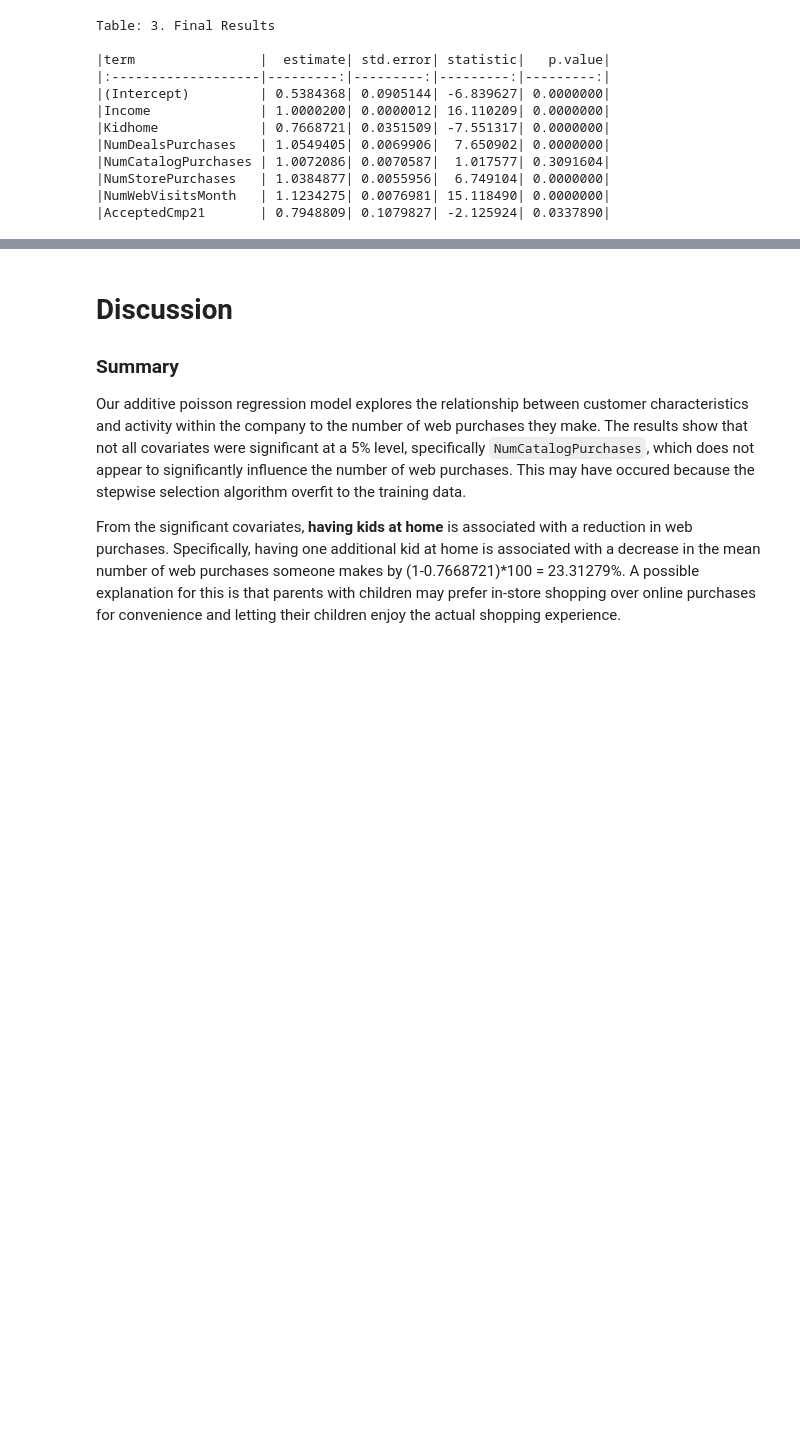
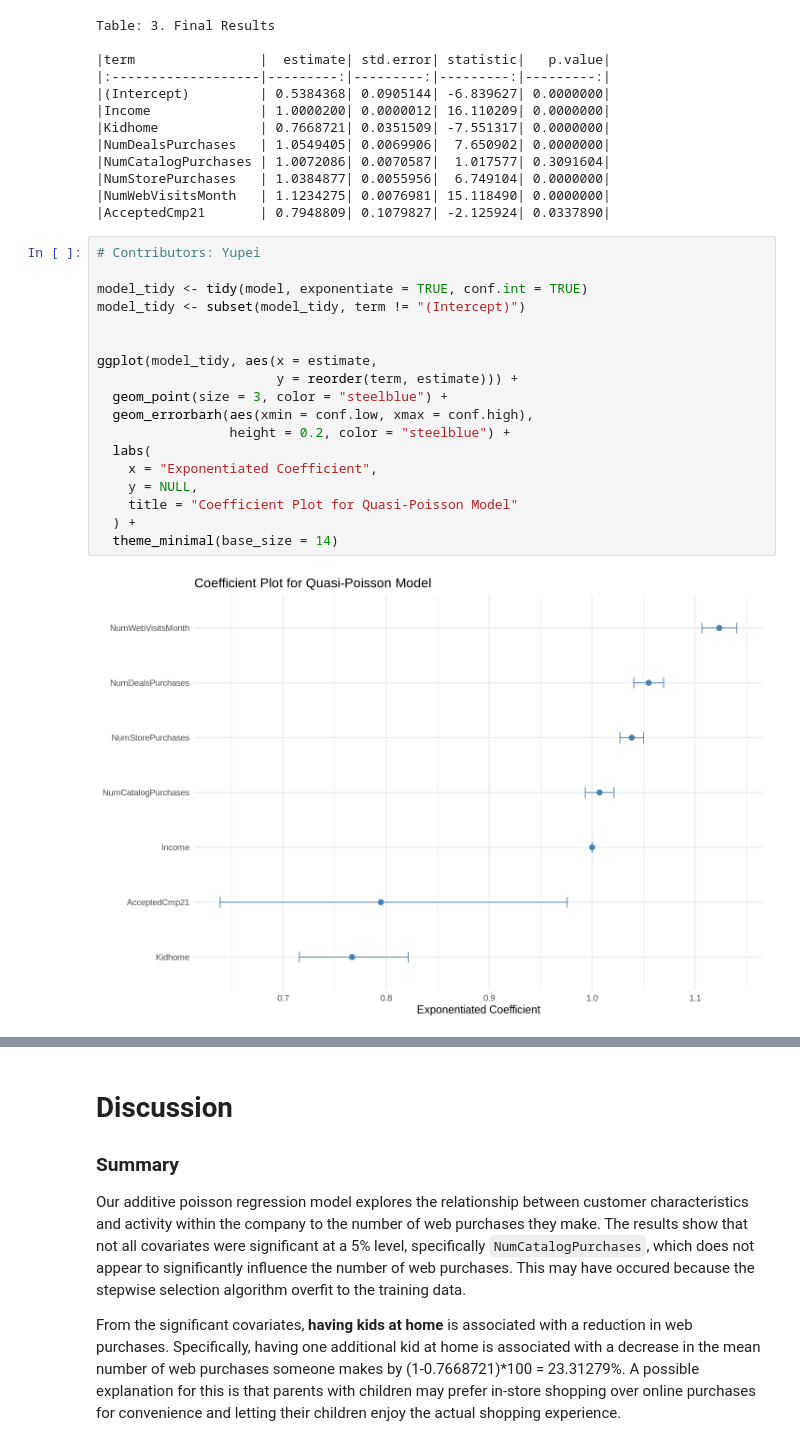
Before and after one commit to andyh031/stat301-project, a Jupyter notebook: project.ipynb, the cells around one changed output, grey strips where cells are left out. Drawn from its saved outputs; the diff is of its cells as text; blank space fills up the shorter version.

Commit message:
add a coefficient plot

```diff
--- a/project.ipynb
+++ b/project.ipynb
@@ -440,3 +440,23 @@ Table: 3. Final Results
 |NumStorePurchases   | 1.0384877| 0.0055956|  6.749104| 0.0000000|
 |NumWebVisitsMonth   | 1.1234275| 0.0076981| 15.118490| 0.0000000|
 |AcceptedCmp21       | 0.7948809| 0.1079827| -2.125924| 0.0337890|
+# %%
+# Contributors: Yupei
+
+model_tidy <- tidy(model, exponentiate = TRUE, conf.int = TRUE)
+model_tidy <- subset(model_tidy, term != "(Intercept)")
+
+
+ggplot(model_tidy, aes(x = estimate,
+                       y = reorder(term, estimate))) +
+  geom_point(size = 3, color = "steelblue") +
+  geom_errorbarh(aes(xmin = conf.low, xmax = conf.high),
+                 height = 0.2, color = "steelblue") +
+  labs(
+    x = "Exponentiated Coefficient",
+    y = NULL,
+    title = "Coefficient Plot for Quasi-Poisson Model"
+  ) +
+  theme_minimal(base_size = 14)
+# %% [output]
+[figure, added]
```
Also changed, not shown: parts of 1 cell of this notebook.
